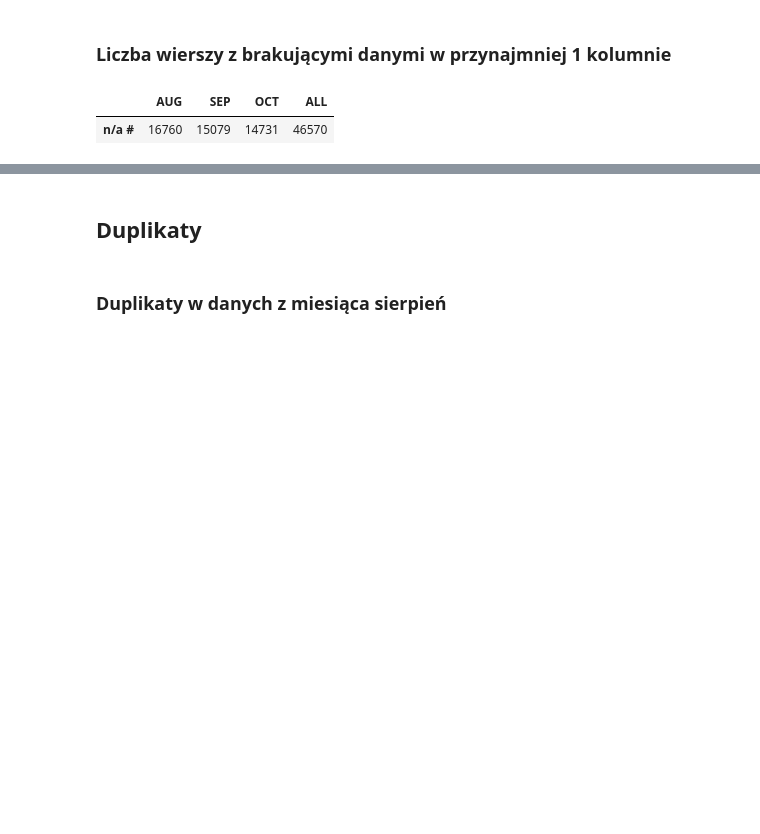
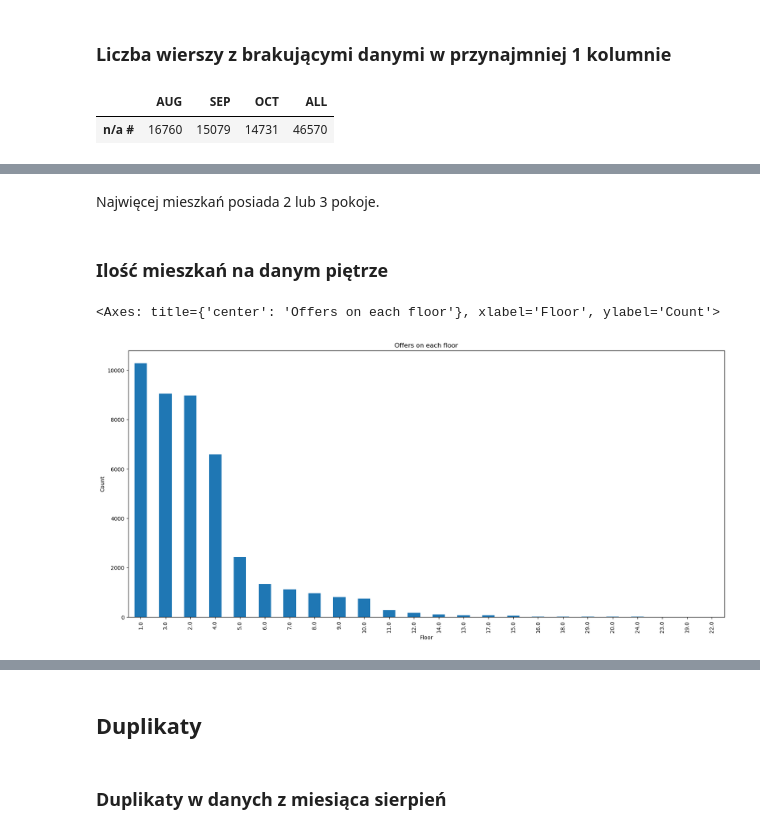
Before and after one commit to Roger1121/FlatAI, a Jupyter notebook: DataAnalysis.ipynb, the cells around one changed output, grey strips where cells are left out. Cells and saved outputs as stored; diff of their text form; code cells hidden in the pictures; blank space fills up the shorter version.

```diff
--- a/DataAnalysis.ipynb
+++ b/DataAnalysis.ipynb
@@ -348,0 +388,13 @@ pd.DataFrame({
+# %% [markdown]
+Najwięcej mieszkań posiada 2 lub 3 pokoje.
+# %% [markdown]
+### Ilość mieszkań na danym piętrze
+# %%
+floor_count = pd.value_counts(data_ALL['floor']).plot.bar(figsize=(20,9))
+floor_count.set_title("Offers on each floor")
+floor_count.set_xlabel("Floor")
+floor_count.set_ylabel("Count")
+floor_count
+# %% [output]
+<Axes: title={'center': 'Offers on each floor'}, xlabel='Floor', ylabel='Count'>
+[figure, added]
```
Also changed, not shown: parts of 52 cells of this notebook, 1 other file.
